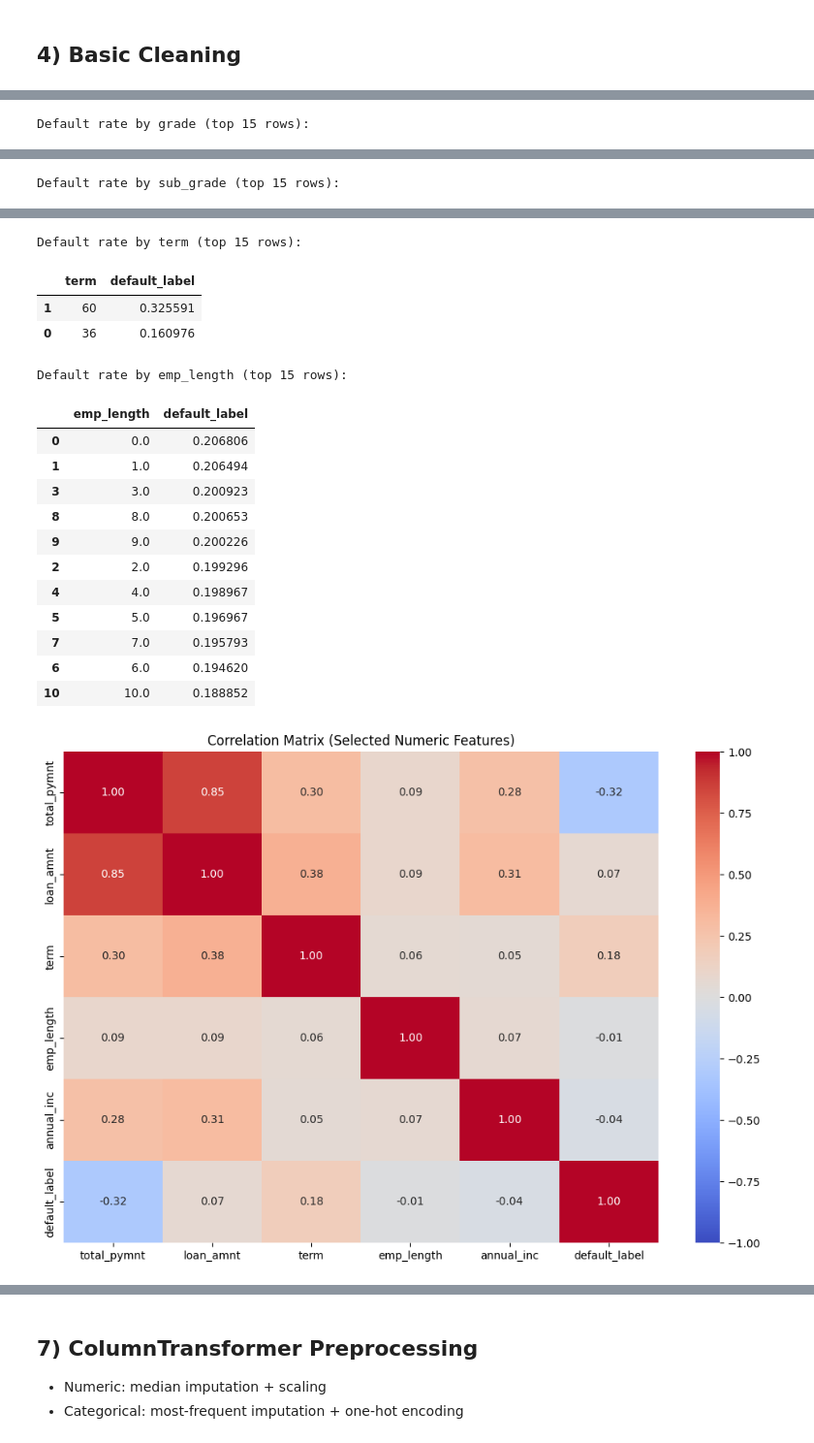
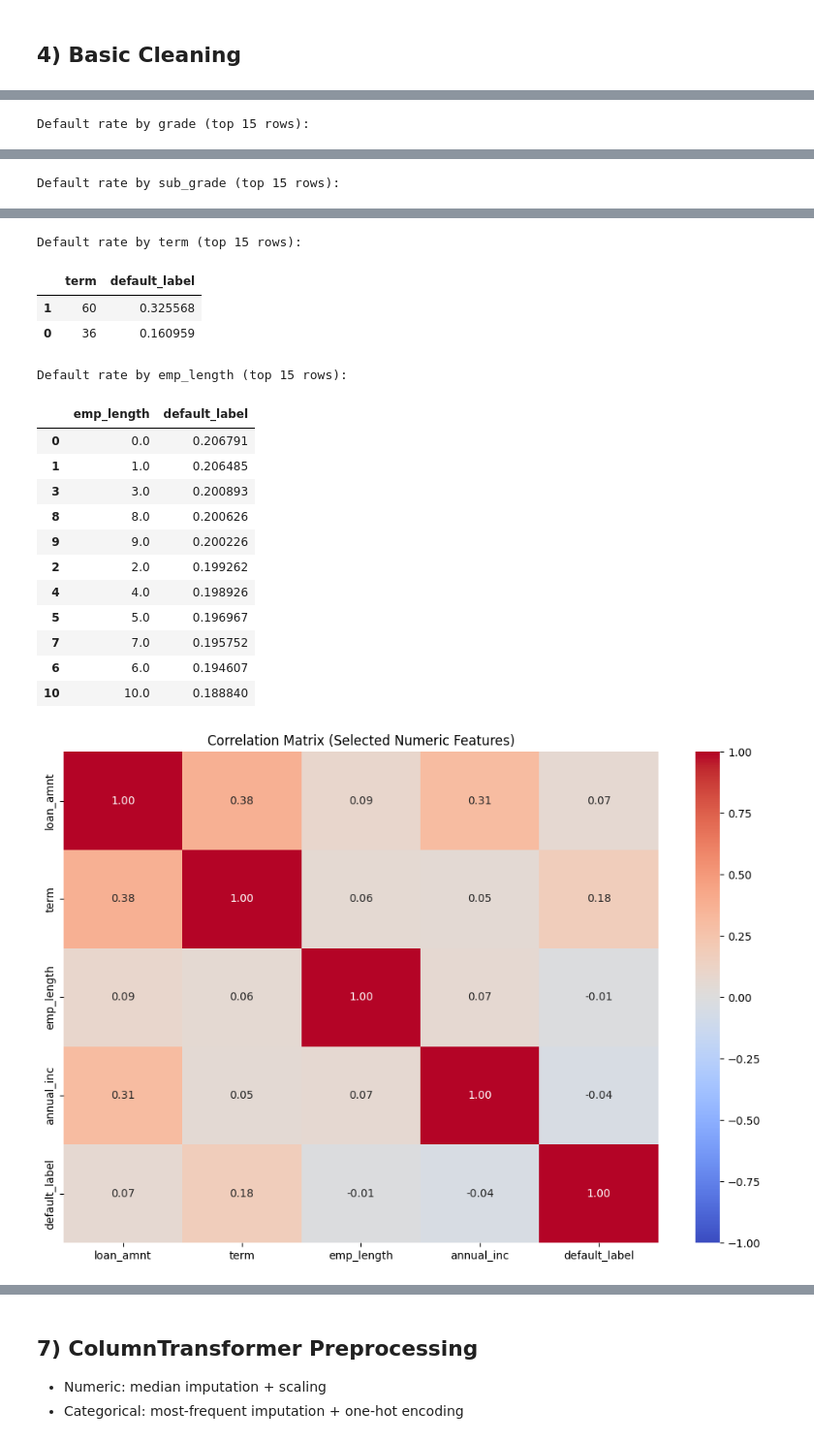
Before and after one commit to duygithub/berkeley_datasci_207_proj, a Jupyter notebook: milestone/30_data_preprocessing.ipynb, the cells around one changed output, grey strips where cells are left out. Shown at 97% size. Drawn from its saved outputs; the diff is of its cells as text; code cells hidden in the pictures.

Commit message:
Improve data preprocessing notebook markdown: clarify loan_status usage and feature descriptions
Made-with: Cursor

```diff
--- a/milestone/30_data_preprocessing.ipynb
+++ b/milestone/30_data_preprocessing.ipynb
@@ -58,44 +59,43 @@ Columns: 145
 # %%
-POSITIVE_STATUS = {"Charged Off", "Default"}
+POSITIVE_STATUS = {"Charged Off"}
 NEGATIVE_STATUS = {"Fully Paid"}
 
-# 8 modeling features: total_pymnt, loan_amnt, grade, sub_grade, term, emp_length, annual_inc, int_rate
-# (loan_status is target variable, not as features)
+# Keep only final-outcome loans where repayment result is known.
+# loan_status is included here only to build default_label; it gets dropped from X before modeling.
 SELECTED_FEATURES = [
-    "total_pymnt",
     "loan_amnt",
+    "loan_status",
     "grade",
     "sub_grade",
     "term",
     "emp_length",
     "annual_inc",
-    "int_rate",
 ]
 
 # Keep issue_d only for time-based split (not part of modeling features).
 SPLIT_COL = "issue_d"
-TARGET_COL = "loan_status"
 
 available_features = [c for c in SELECTED_FEATURES if c in df.columns]
 missing_features = [c for c in SELECTED_FEATURES if c not in df.columns]
 
 if SPLIT_COL not in df.columns:
     raise ValueError(f"Missing required split column: {SPLIT_COL}")
-if TARGET_COL not in df.columns:
+if "loan_status" not in available_features:
     raise ValueError("loan_status is required to build default_label")
 
 if missing_features:
     print("[WARN] Missing requested features in this dataset:", missing_features)
     print("[WARN] Pipeline will continue with available requested features only.")
 
-base_cols = available_features + [SPLIT_COL, TARGET_COL]
+base_cols = available_features + [SPLIT_COL]
 base = df[base_cols].copy()
-base = base[base[TARGET_COL].isin(POSITIVE_STATUS | NEGATIVE_STATUS)].copy()
+base = base[base["loan_status"].isin(POSITIVE_STATUS | NEGATIVE_STATUS)].copy()
 base["default_label"] = base["loan_status"].isin(POSITIVE_STATUS).astype(int)
 
 print("Rows after target filtering:", len(base))
 print(base["loan_status"].value_counts(dropna=False))
 print("Default rate:", round(base["default_label"].mean(), 4))
+print("Included statuses:", POSITIVE_STATUS | NEGATIVE_STATUS)
 print("Requested features:", SELECTED_FEATURES)
 print("Available features used:", available_features)
 # %% [output]
@@ -142,12 +142,12 @@ for col in ["total_pymnt", "loan_amnt", "annual_inc"]:
 if "int_rate" in work.columns:
     work["int_rate"] = clean_percent(work["int_rate"])
 
-# grade/sub_grade: ordinal encode keep 8 features (A=1..G=7, A1=1..G5=35)
+# grade/sub_grade: ordinal encode for modeling (A=1..G=7, A1=1..G5=35)
 grade_order = {"A": 1, "B": 2, "C": 3, "D": 4, "E": 5, "F": 6, "G": 7}
 if "grade" in work.columns:
     work["grade"] = work["grade"].map(grade_order)
 if "sub_grade" in work.columns:
-    work["sub_grade"] = work["sub_grade"].str[0].map(grade_order).astype(float) * 5 + pd.to_numeric(work["sub_grade"].str[1], errors="coerce")
+    work["sub_grade"] = (work["sub_grade"].str[0].map(grade_order).astype(float) - 1) * 5 + pd.to_numeric(work["sub_grade"].str[1], errors="coerce")
 
 print("Shape after feature selection and cleaning:", work.shape)
 print(work.head(2))
@@ -171,7 +171,7 @@ import matplotlib.pyplot as plt
 import seaborn as sns
 
 requested_eda_cols = [
-    "total_pymnt", "loan_amnt", "loan_status", "grade", "sub_grade", "term",
+    "loan_amnt", "loan_status", "grade", "sub_grade", "term",
     "emp_length", "annual_inc", "default_label"
 ]
 eda_cols = [c for c in requested_eda_cols if c in work.columns]
@@ -202,9 +202,10 @@ if "annual_inc" in plot_df.columns:
 else:
     axes[0, 1].set_visible(False)
 
-if "total_pymnt" in plot_df.columns:
-    sns.boxplot(data=plot_df, x="default_label", y="total_pymnt", ax=axes[1, 0], color="#e45756")
-    axes[1, 0].set_title("Total Payment by Default Label")
+# total_pymnt removed to avoid leakage; use emp_length instead for 4th plot
+if "emp_length" in plot_df.columns:
+    sns.boxplot(data=plot_df, x="default_label", y="emp_length", ax=axes[1, 0], color="#e45756")
+    axes[1, 0].set_title("Employment Length by Default Label")
     axes[1, 0].set_xlabel("default_label")
 else:
     axes[1, 0].set_visible(False)
@@ -233,7 +234,7 @@ for col in cat_features:
     display(tmp.head(15))
 
 # Numeric correlation matrix for selected numeric fields.
-num_for_corr_requested = ["total_pymnt", "loan_amnt", "term", "emp_length", "annual_inc", "default_label"]
+num_for_corr_requested = ["loan_amnt", "term", "emp_length", "annual_inc", "default_label"]
 num_for_corr = [c for c in num_for_corr_requested if c in eda.columns]
 
 if len(num_for_corr) >= 2:
@@ -289,20 +289,20 @@ Default rate by sub_grade (top 15 rows):
 Default rate by term (top 15 rows):
 |  | term | default_label |
-| 1 | 60 | 0.325591 |
-| 0 | 36 | 0.160976 |
+| 1 | 60 | 0.325568 |
+| 0 | 36 | 0.160959 |
 Default rate by emp_length (top 15 rows):
 |  | emp_length | default_label |
-| 0 | 0.0 | 0.206806 |
-| 1 | 1.0 | 0.206494 |
-| 3 | 3.0 | 0.200923 |
-| 8 | 8.0 | 0.200653 |
+| 0 | 0.0 | 0.206791 |
+| 1 | 1.0 | 0.206485 |
+| 3 | 3.0 | 0.200893 |
+| 8 | 8.0 | 0.200626 |
 | 9 | 9.0 | 0.200226 |
-| 2 | 2.0 | 0.199296 |
-| 4 | 4.0 | 0.198967 |
+| 2 | 2.0 | 0.199262 |
+| 4 | 4.0 | 0.198926 |
 | 5 | 5.0 | 0.196967 |
-| 7 | 7.0 | 0.195793 |
-| 6 | 6.0 | 0.194620 |
-| 10 | 10.0 | 0.188852 |
+| 7 | 7.0 | 0.195752 |
+| 6 | 6.0 | 0.194607 |
+| 10 | 10.0 | 0.188840 |
-[figure, old version]
+[figure, new version]
 # %% [markdown]
 ## 6) Time-Based Split
```
Also changed, not shown: parts of 9 cells of this notebook.
